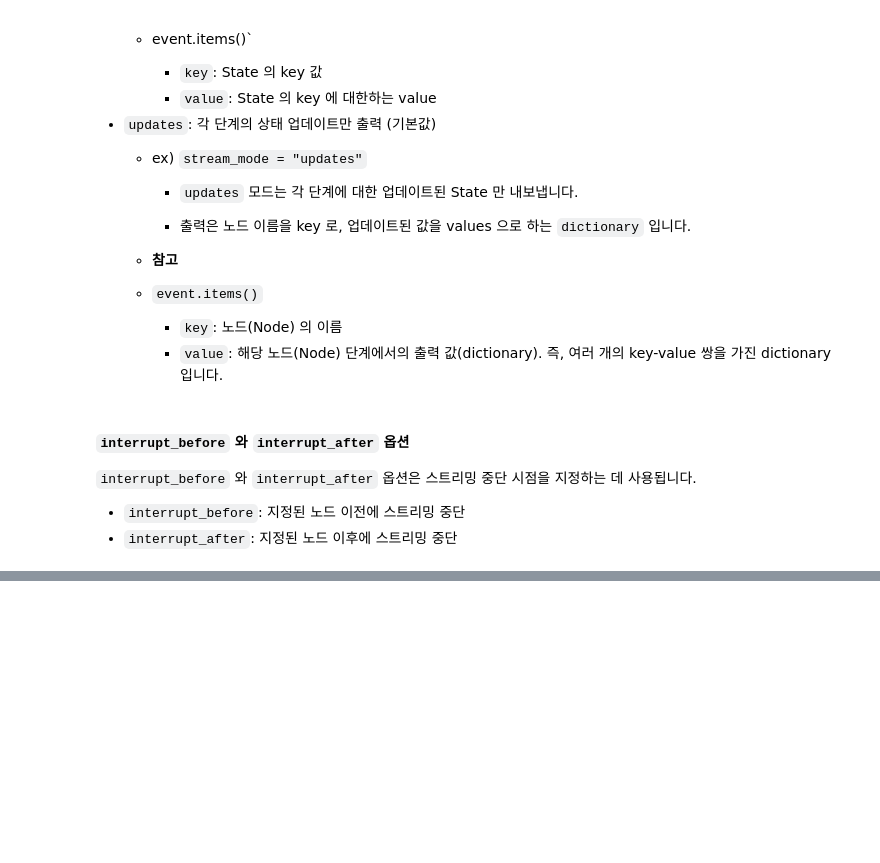
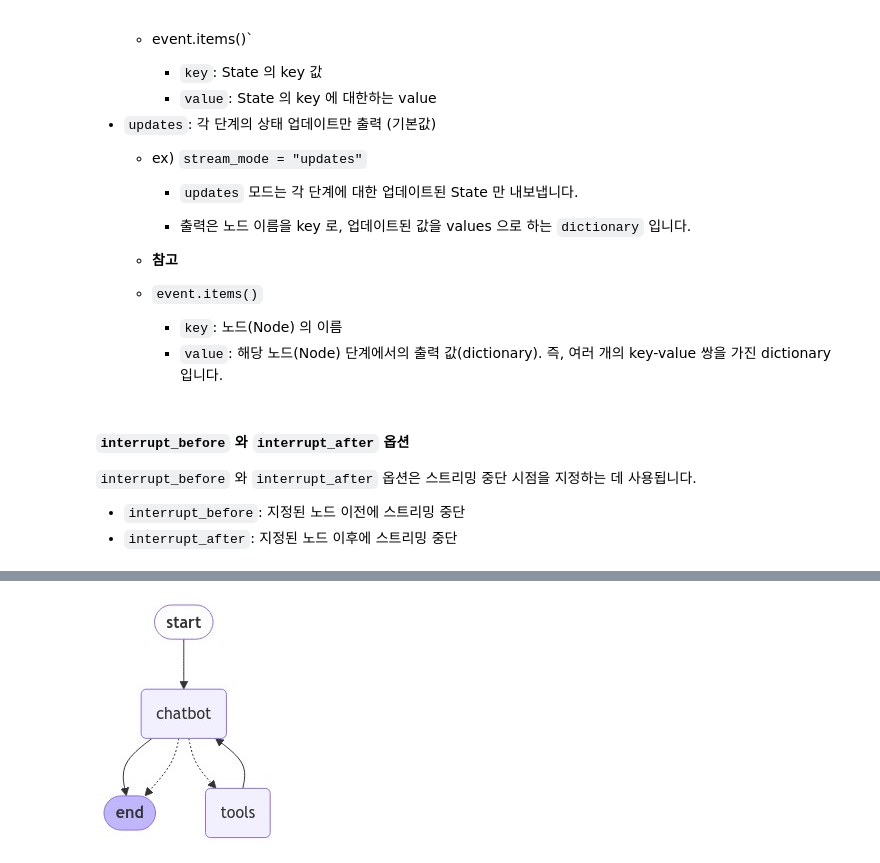
Before and after one commit to yoonwanggyu/BOAZ_ADV, a Jupyter notebook: Wang_Gyu/LangGraph_base.ipynb, the cells around one changed output, grey strips where cells are left out. Drawn from its saved outputs; the diff is of its cells as text; code cells hidden in the pictures; blank space fills up the shorter version.

```diff
--- a/Wang_Gyu/LangGraph_base.ipynb
+++ b/Wang_Gyu/LangGraph_base.ipynb
@@ -732,0 +746,99 @@ for event in graph.stream(
+# %%
+from dotenv import load_dotenv
+from typing import Annotated, List, Dict
+from typing_extensions import TypedDict
+from langchain_core.tools import tool
+from langchain_openai import ChatOpenAI
+from langgraph.checkpoint.memory import MemorySaver
+from langgraph.graph import StateGraph, START, END
+from langgraph.graph.message import add_messages
+from langgraph.prebuilt import ToolNode, tools_condition
+from langchain_teddynote.graphs import visualize_graph
+from langchain_teddynote.tools import GoogleNews
+from IPython.display import Image,display
+
+load_dotenv()
+
+# ----------------------이전 그래프 구성과 같은-------------
+########## 1. 상태 정의 ##########
+# 상태 정의
+class State(TypedDict):
+    # 메시지 목록 주석 추가
+    messages: Annotated[list, add_messages]
+
+
+########## 2. 도구 정의 및 바인딩 ##########
+# 도구 초기화
+# 키워드로 뉴스 검색하는 도구 생성
+news_tool = GoogleNews()
+
+
+@tool
+def search_keyword(query: str) -> List[Dict[str, str]]:
+    """Look up news by keyword"""
+    news_tool = GoogleNews()
+    return news_tool.search_by_keyword(query, k=5)
+
+
+tools = [search_keyword]
+
+# LLM 초기화
+llm = ChatOpenAI(model="gpt-4o-mini")
+
+# 도구와 LLM 결합
+llm_with_tools = llm.bind_tools(tools)
+
+
+########## 3. 노드 추가 ##########
+# 챗봇 함수 정의
+def chatbot(state: State):
+    # 메시지 호출 및 반환
+    return {"messages": [llm_with_tools.invoke(state["messages"])]}
+
+
+# 상태 그래프 생성
+graph_builder = StateGraph(State)
+
+# 챗봇 노드 추가
+graph_builder.add_node("chatbot", chatbot)
+
+
+# 도구 노드 생성 및 추가
+tool_node = ToolNode(tools=tools)
+
+# 도구 노드 추가
+graph_builder.add_node("tools", tool_node)
+
+# 조건부 엣지
+graph_builder.add_conditional_edges(
+    "chatbot",
+    tools_condition,
+)
+
+########## 4. 엣지 추가 ##########
+
+# tools > chatbot
+graph_builder.add_edge("tools", "chatbot")
+
+# START > chatbot
+graph_builder.add_edge(START, "chatbot")
+
+# chatbot > END
+graph_builder.add_edge("chatbot", END)
+
+########## 5. MemorySaver 추가 ##########
+
+# 메모리 저장소 초기화
+memory = MemorySaver()
+
+########## 6. interrupt_before 추가 ##########
+
+# 그래프 빌더 컴파일
+graph = graph_builder.compile(checkpointer=memory)
+
+########## 7. 그래프 시각화 ##########
+# 그래프 시각화
+# visualize_graph(graph)
+display(Image(graph.get_graph().draw_mermaid_png()))
+# %% [output]
+[figure, added]
```
Also changed, not shown: parts of 15 cells of this notebook.
